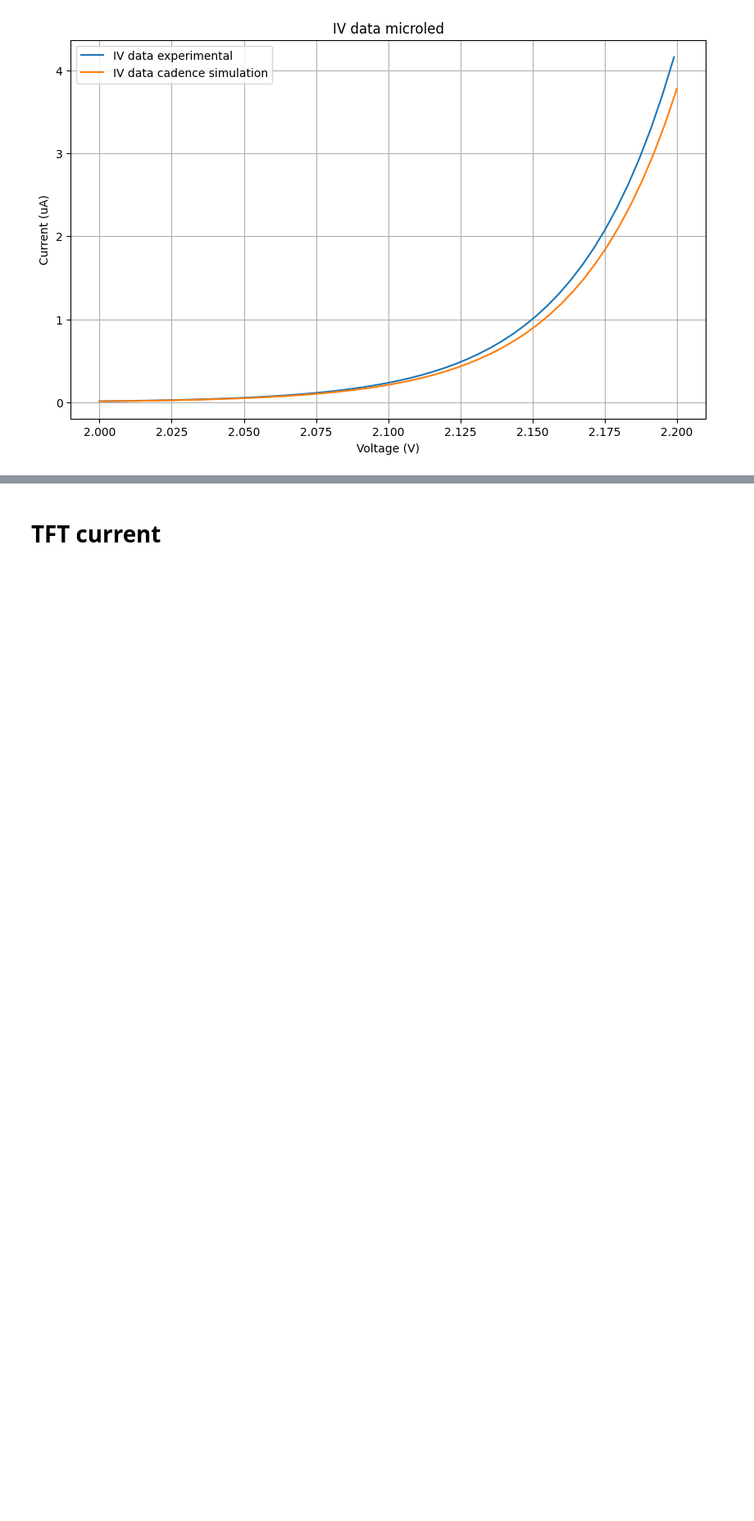
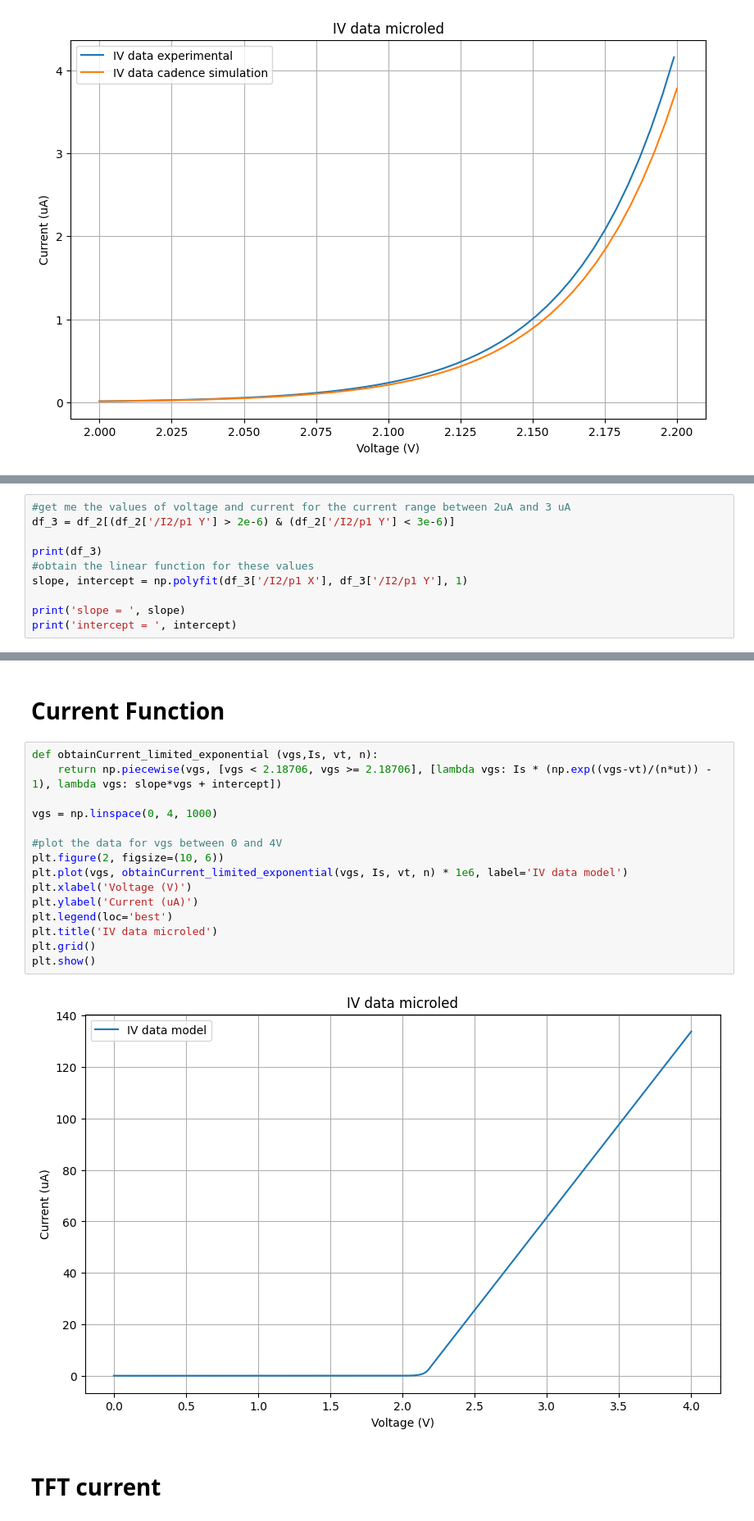
Before and after one commit to rgarmartins/lab3_eda, a Jupyter notebook: lab3.ipynb, the cells around one changed output, grey strips where cells are left out. Shown at 82% size. Saved outputs shown, nothing was run; the diff lists cells and outputs as text; blank space fills up the shorter version.

```diff
--- a/lab3.ipynb
+++ b/lab3.ipynb
@@ -45,0 +48,10 @@ plt.show()
+# %%
+#get me the values of voltage and current for the current range between 2uA and 3 uA
+df_3 = df_2[(df_2['/I2/p1 Y'] > 2e-6) & (df_2['/I2/p1 Y'] < 3e-6)]
+
+print(df_3)
+#obtain the linear function for these values
+slope, intercept = np.polyfit(df_3['/I2/p1 X'], df_3['/I2/p1 Y'], 1)
+
+print('slope = ', slope)
+print('intercept = ', intercept)
@@ -46,2 +66,21 @@ plt.show()
+# %% [markdown]
+# Current Function
+# %%
+def obtainCurrent_limited_exponential (vgs,Is, vt, n):
+    return np.piecewise(vgs, [vgs < 2.18706, vgs >= 2.18706], [lambda vgs: Is * (np.exp((vgs-vt)/(n*ut)) - 1), lambda vgs: slope*vgs + intercept])
+
+vgs = np.linspace(0, 4, 1000)
+
+#plot the data for vgs between 0 and 4V
+plt.figure(2, figsize=(10, 6))
+plt.plot(vgs, obtainCurrent_limited_exponential(vgs, Is, vt, n) * 1e6, label='IV data model')
+plt.xlabel('Voltage (V)')
+plt.ylabel('Current (uA)')
+plt.legend(loc='best')
+plt.title('IV data microled')
+plt.grid()
+plt.show()
+# %% [output]
+[figure, added]
 # %% [markdown]
 # TFT current
```
Also changed, not shown: parts of 4 cells of this notebook, 1 other file.
